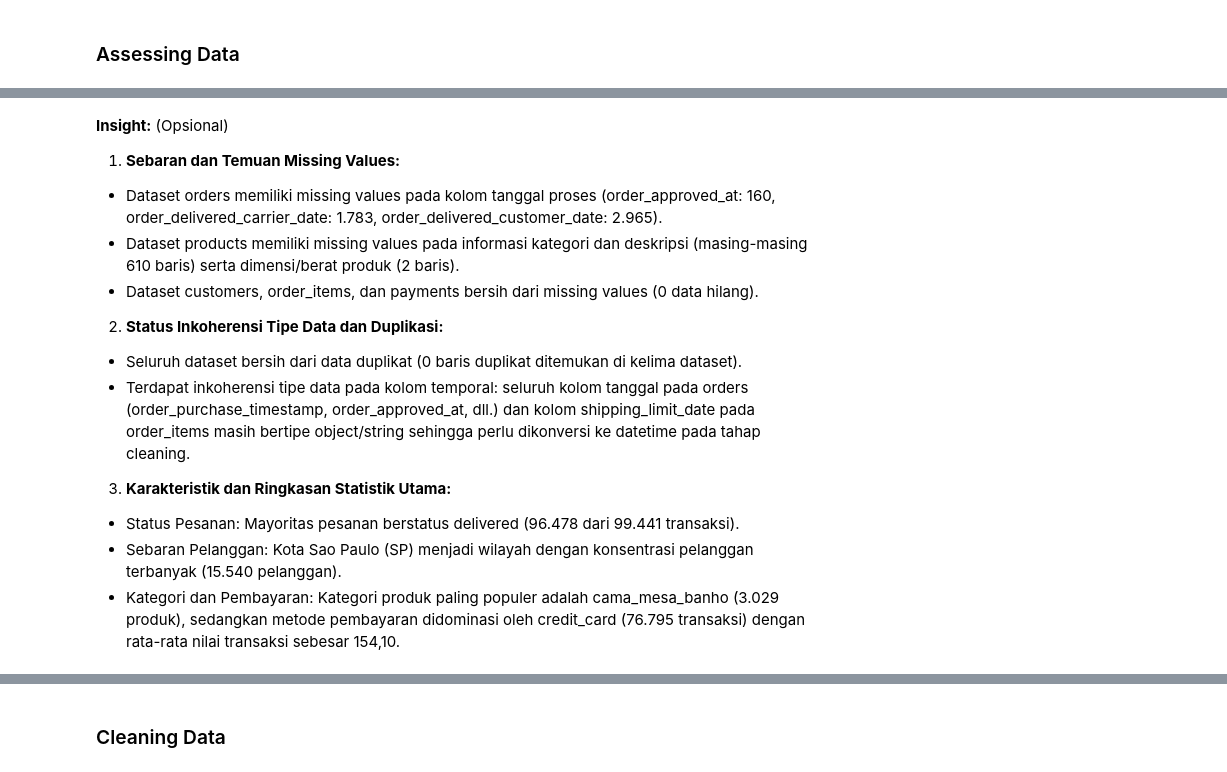
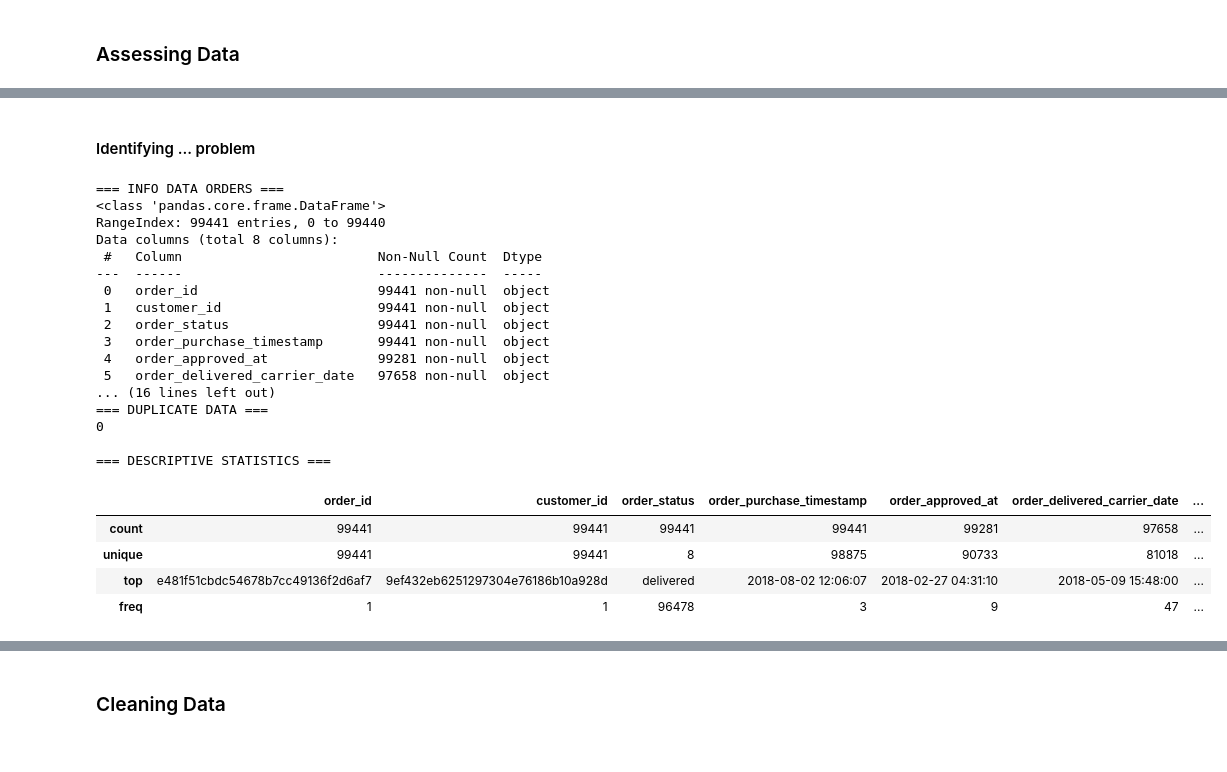
Before and after one commit to faizinnoval/analisis-data-by-asah, a Jupyter notebook: Proyek_Analisis_Data.ipynb, the cells around one changed output, grey strips where cells are left out. Cells and saved outputs as stored; diff of their text form; code cells hidden in the pictures.

```diff
--- a/Proyek_Analisis_Data.ipynb
+++ b/Proyek_Analisis_Data.ipynb
@@ -289,16 +96,37 @@ Total baris duplikat: 0
-# %% [markdown]
-**Insight:** (Opsional)
-
-1.   **Sebaran dan Temuan Missing Values:**
-*   Dataset orders memiliki missing values pada kolom tanggal proses (order_approved_at: 160, order_delivered_carrier_date: 1.783, order_delivered_customer_date: 2.965).
-*   Dataset products memiliki missing values pada informasi kategori dan deskripsi (masing-masing 610 baris) serta dimensi/berat produk (2 baris).
-*   Dataset customers, order_items, dan payments bersih dari missing values (0 data hilang).
-
-2.   **Status Inkoherensi Tipe Data dan Duplikasi:**
-*   Seluruh dataset bersih dari data duplikat (0 baris duplikat ditemukan di kelima dataset).
-*   Terdapat inkoherensi tipe data pada kolom temporal: seluruh kolom tanggal pada orders (order_purchase_timestamp, order_approved_at, dll.) dan kolom shipping_limit_date pada order_items masih bertipe object/string sehingga perlu dikonversi ke datetime pada tahap cleaning.
-
-3.   **Karakteristik dan Ringkasan Statistik Utama:**
-*   Status Pesanan: Mayoritas pesanan berstatus delivered (96.478 dari 99.441 transaksi).
-*   Sebaran Pelanggan: Kota Sao Paulo (SP) menjadi wilayah dengan konsentrasi pelanggan terbanyak (15.540 pelanggan).
-*   Kategori dan Pembayaran: Kategori produk paling populer adalah cama_mesa_banho (3.029 produk), sedangkan metode pembayaran didominasi oleh credit_card (76.795 transaksi) dengan rata-rata nilai transaksi sebesar 154,10.
+# %% [markdown]
+#### Identifying ... problem
+# %%
+print("=== INFO DATA ORDERS ===")
+orders.info()
+
+print("\n=== MISSING VALUES ===")
+print(orders.isnull().sum())
+
+print("\n=== DUPLICATE DATA ===")
+print(orders.duplicated().sum())
+
+print("\n=== DESCRIPTIVE STATISTICS ===")
+display(orders.describe())
+# %% [output]
+=== INFO DATA ORDERS ===
+<class 'pandas.core.frame.DataFrame'>
+RangeIndex: 99441 entries, 0 to 99440
+Data columns (total 8 columns):
+ #   Column                         Non-Null Count  Dtype
+---  ------                         --------------  -----
+ 0   order_id                       99441 non-null  object
+ 1   customer_id                    99441 non-null  object
+ 2   order_status                   99441 non-null  object
+ 3   order_purchase_timestamp       99441 non-null  object
+ 4   order_approved_at              99281 non-null  object
+ 5   order_delivered_carrier_date   97658 non-null  object
+... (16 lines left out)
+=== DUPLICATE DATA ===
+0
+
+=== DESCRIPTIVE STATISTICS ===
+|  | order_id | customer_id | order_status | order_purchase_timestamp | order_approved_at | order_delivered_carrier_date | ... |
+| count | 99441 | 99441 | 99441 | 99441 | 99281 | 97658 | ... |
+| unique | 99441 | 99441 | 8 | 98875 | 90733 | 81018 | ... |
+| top | e481f51cbdc54678b7cc49136f2d6af7 | 9ef432eb6251297304e76186b10a928d | delivered | 2018-08-02 12:06:07 | 2018-02-27 04:31:10 | 2018-05-09 15:48:00 | ... |
+| freq | 1 | 1 | 96478 | 3 | 9 | 47 | ... |
```
Also changed, not shown: parts of 53 cells of this notebook, 2 other files.
